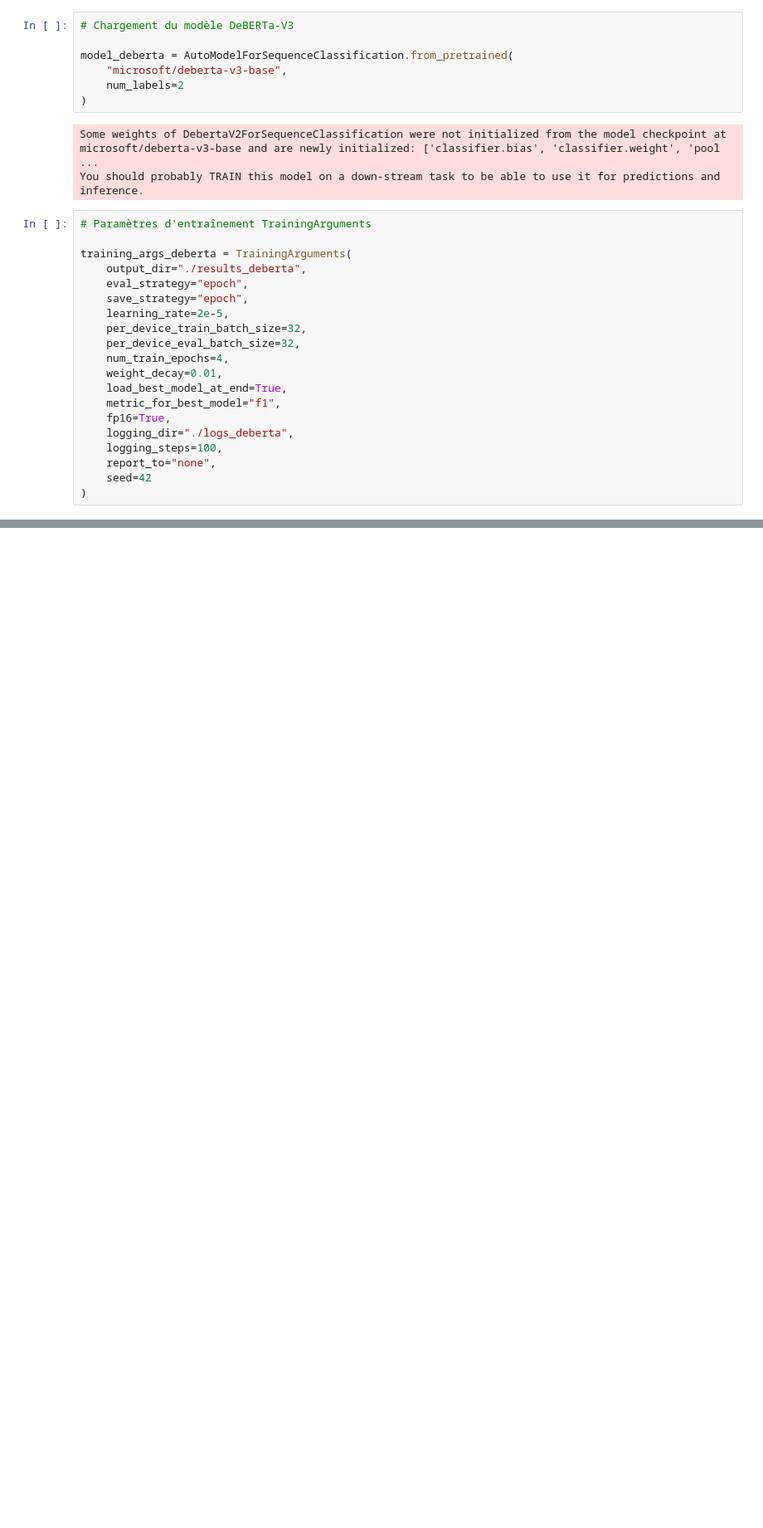
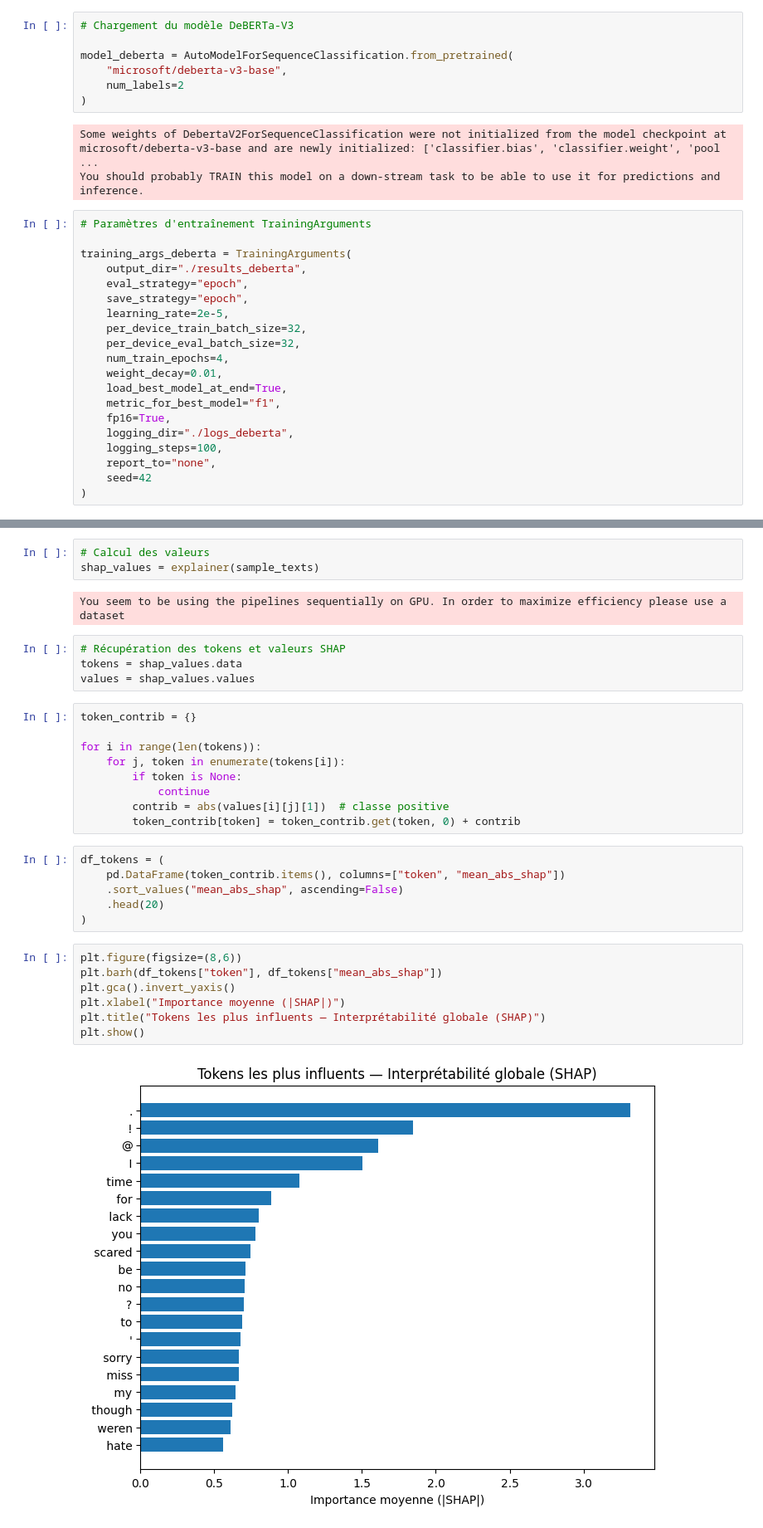
Before and after one commit to Michelita101/P9_Proof_of_Concept, a Jupyter notebook: notebook/Dewerpe_Michèle_2_notebook.ipynb, the cells around one changed output, grey strips where cells are left out. Shown at 83% size. Drawn from its saved outputs; the diff is of its cells as text; blank space fills up the shorter version.

Commit message:
Finalize P9 Proof of Concept with complete pipeline: model comparison (BERT vs DeBERTa), interpretability (SHAP), and deployed dashboard

```diff
--- a/notebook/Dewerpe_Michèle_2_notebook.ipynb
+++ b/notebook/Dewerpe_Michèle_2_notebook.ipynb
@@ -793,0 +992,33 @@ plot_confusion_matrix(
+# %%
+# Calcul des valeurs
+shap_values = explainer(sample_texts)
+# %% [output]
+You seem to be using the pipelines sequentially on GPU. In order to maximize efficiency please use a dataset
+# %%
+# Récupération des tokens et valeurs SHAP
+tokens = shap_values.data
+values = shap_values.values
+# %%
+token_contrib = {}
+
+for i in range(len(tokens)):
+    for j, token in enumerate(tokens[i]):
+        if token is None:
+            continue
+        contrib = abs(values[i][j][1])  # classe positive
+        token_contrib[token] = token_contrib.get(token, 0) + contrib
+# %%
+df_tokens = (
+    pd.DataFrame(token_contrib.items(), columns=["token", "mean_abs_shap"])
+    .sort_values("mean_abs_shap", ascending=False)
+    .head(20)
+)
+# %%
+plt.figure(figsize=(8,6))
+plt.barh(df_tokens["token"], df_tokens["mean_abs_shap"])
+plt.gca().invert_yaxis()
+plt.xlabel("Importance moyenne (|SHAP|)")
+plt.title("Tokens les plus influents — Interprétabilité globale (SHAP)")
+plt.show()
+# %% [output]
+[figure, added]
```
Also changed, not shown: parts of 28 cells of this notebook, 6 other files.
